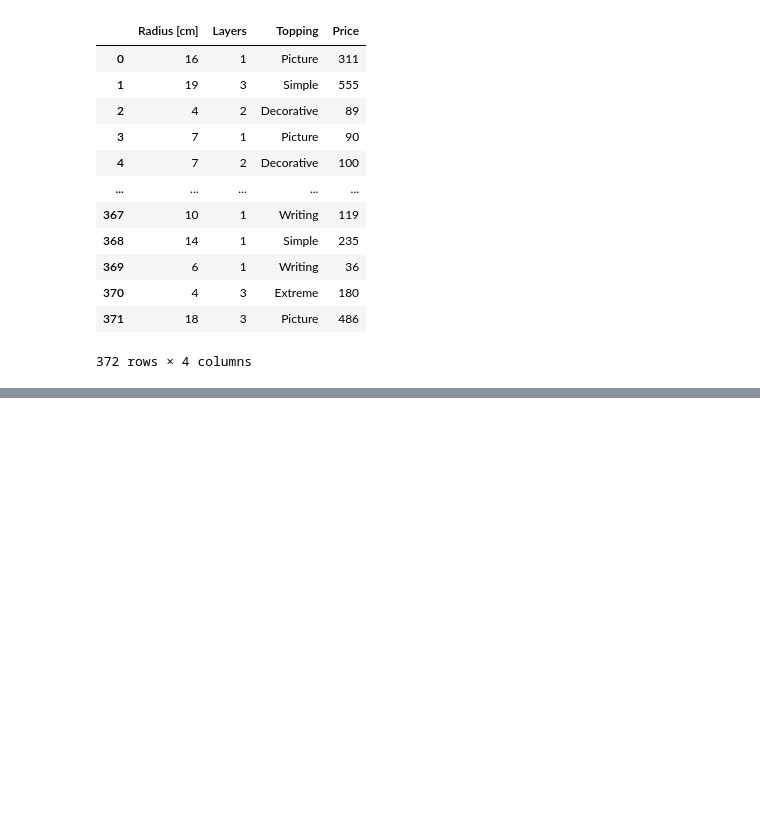
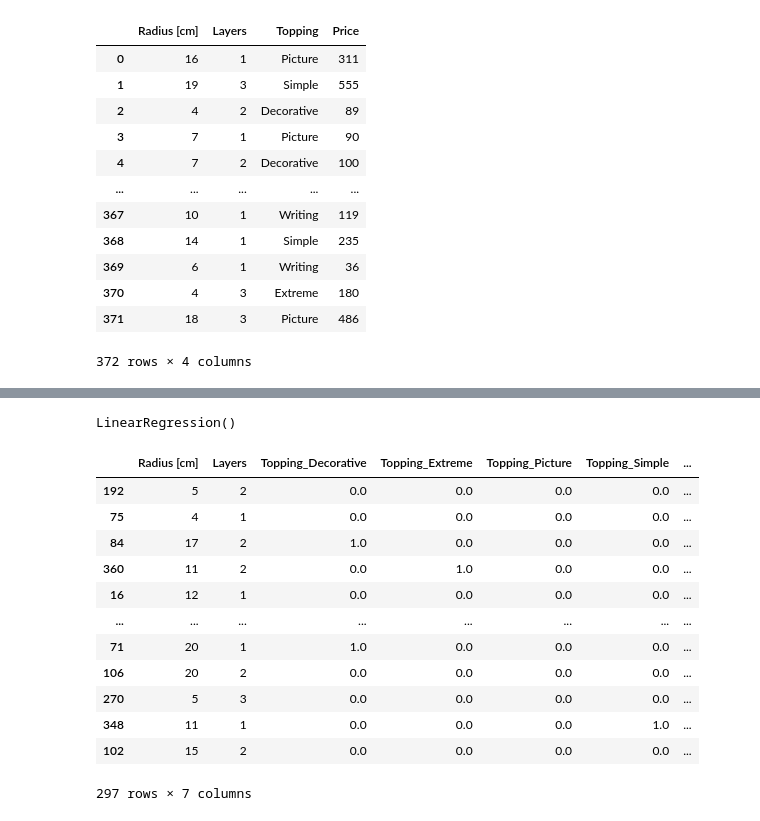
Before and after one commit to Sergendel/Cake_Flask_api, a Jupyter notebook: notebook/cakes_model.ipynb, the cells around one changed output, grey strips where cells are left out. Cells and saved outputs as stored; diff of their text form; code cells hidden in the pictures; blank space fills up the shorter version.

```diff
--- a/notebook/cakes_model.ipynb
+++ b/notebook/cakes_model.ipynb
@@ -56,0 +61,27 @@ y_pred = model.predict(X_test)
+# %%
+X = pd.concat([X.drop('Topping', axis=1), one_hot_df], axis=1)
+
+# # Split the data into training and testing sets
+X_train, X_test, y_train, y_test = train_test_split(X, y, test_size=0.2, random_state=42)
+
+# Create and train the model
+model = LinearRegression()
+model.fit(X_train, y_train)
+# %% [output]
+LinearRegression()
+# %%
+X_train
+# %% [output]
+|  | Radius [cm] | Layers | Topping_Decorative | Topping_Extreme | Topping_Picture | Topping_Simple | ... |
+| 192 | 5 | 2 | 0.0 | 0.0 | 0.0 | 0.0 | ... |
+| 75 | 4 | 1 | 0.0 | 0.0 | 0.0 | 0.0 | ... |
+| 84 | 17 | 2 | 1.0 | 0.0 | 0.0 | 0.0 | ... |
+| 360 | 11 | 2 | 0.0 | 1.0 | 0.0 | 0.0 | ... |
+| 16 | 12 | 1 | 0.0 | 0.0 | 0.0 | 0.0 | ... |
+| ... | ... | ... | ... | ... | ... | ... | ... |
+| 71 | 20 | 1 | 1.0 | 0.0 | 0.0 | 0.0 | ... |
+| 106 | 20 | 2 | 0.0 | 0.0 | 0.0 | 0.0 | ... |
+| 270 | 5 | 3 | 0.0 | 0.0 | 0.0 | 0.0 | ... |
+| 348 | 11 | 1 | 0.0 | 0.0 | 0.0 | 1.0 | ... |
+| 102 | 15 | 2 | 0.0 | 0.0 | 0.0 | 0.0 | ... |
+297 rows × 7 columns
```
Also changed, not shown: parts of 10 cells of this notebook, 9 other files.
